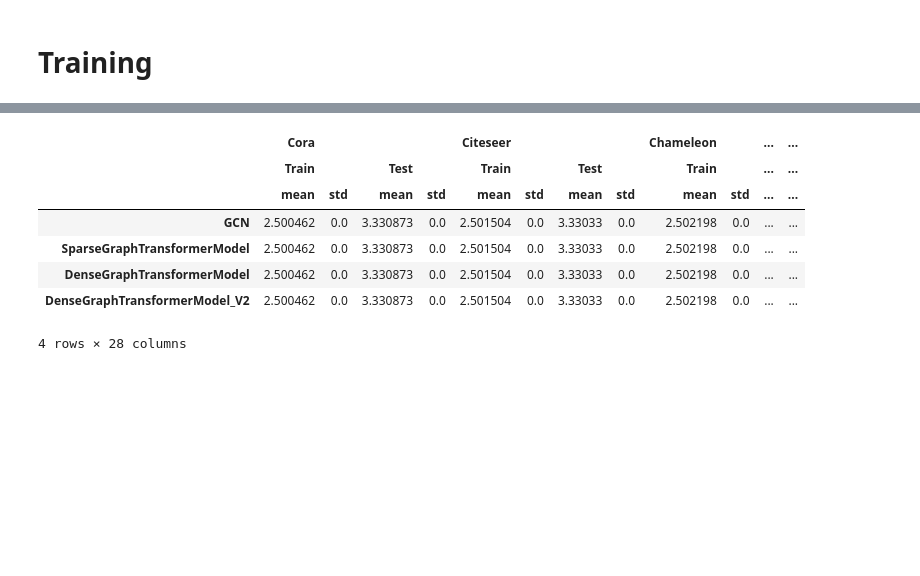
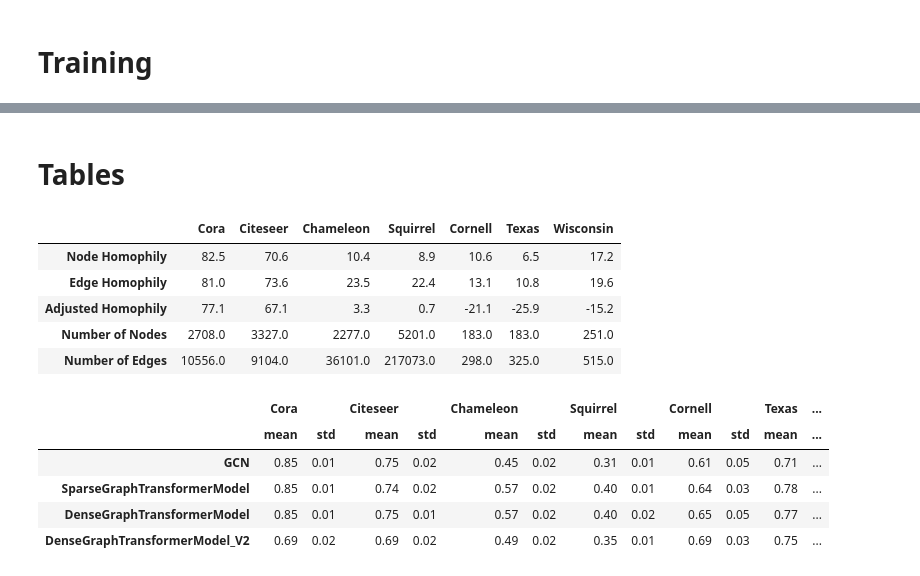
Before and after one commit to batu-el/l65_be301_dc755, a Jupyter notebook: Figure1.ipynb, the cells around one changed output, grey strips where cells are left out. Drawn from its saved outputs; the diff is of its cells as text; code cells hidden in the pictures; blank space fills up the shorter version.

```diff
--- a/Figure1.ipynb
+++ b/Figure1.ipynb
@@ -168,9 +168,9 @@ DATASETS['Wisconsin'] = data
 # import pickle
 # with open('sp_dict.pkl', 'wb') as f:
 #     pickle.dump(SHORTEST_PATHS, f)
-# import pickle
-# with open('drive/MyDrive/Colab Notebooks/L65_Project/shortest_paths/sp_dict.pkl', 'rb') as f:
-#     SHORTEST_PATHS = pickle.load(f)
+import pickle
+with open('drive/MyDrive/Colab Notebooks/L65_Project/shortest_paths/sp_dict.pkl', 'rb') as f:
+    SHORTEST_PATHS = pickle.load(f)
 # %%
 for data_key in DATASETS:
   data = DATASETS[data_key]
@@ -205,9 +205,9 @@ for data_key in DATASETS:
     data = DATASETS[data_key]
 
     masks = generate_masks(num_nodes=data.x.shape[0], num_runs=10, train_ratio=0.4, val_ratio=0.3)
-    data.train_mask = masks['train_mask']
-    data.val_mask = masks['val_mask']
-    data.test_mask = masks['test_mask']
+    data.train_mask = masks['train_mask'].bool()
+    data.val_mask = masks['val_mask'].bool()
+    data.test_mask = masks['test_mask'].bool()
 
     if len(data.train_mask.shape)==1:
       print('Add 10 Masks')
@@ -669,9 +665,9 @@ def Train_DenseGraphTransformerModel_V2(NUM_LAYERS,
         if val_acc > best_val_acc:
             best_val_acc = val_acc
             test_acc = tmp_test_acc
-        print(f'Epoch: {epoch:04d}, Loss: {loss:.4f} Train: {train_acc:.4f}, '
-              f'Val: {val_acc:.4f}, Test: {tmp_test_acc:.4f}, '
-              f'Final Test: {test_acc:.4f}')
+        # print(f'Epoch: {epoch:04d}, Loss: {loss:.4f} Train: {train_acc:.4f}, '
+        #       f'Val: {val_acc:.4f}, Test: {tmp_test_acc:.4f}, '
+        #       f'Final Test: {test_acc:.4f}')
         times.append(time.time() - start)
     # print(f"Median time per epoch: {torch.tensor(times).median():.4f}s")
     return {'train_acc':train_acc,'val_acc':val_acc,'test_acc':test_acc}, model.attn_weights_list
@@ -741,21 +725,49 @@ array([[0.28004393, 0.        , 0.        , ..., 0.        , 0.        ,
+# %% [markdown]
+# Tables
+# %%
+### Table 1 ###
+### Dataset Statistics ###
+
+Homophily_Levels = {}
+
+for data_key in DATASETS:
+  data = DATASETS[data_key]
+  edge_index_tensor = torch.tensor(data.edge_index.cpu().numpy(), dtype=torch.long)
+  g = dgl.graph((edge_index_tensor[0], edge_index_tensor[1]), num_nodes=data.x.shape[0])
+  g.ndata['y'] = torch.tensor(data.y.cpu().numpy(), dtype=torch.long)
+  Homophily_Levels[data_key] = {'Node Homophily':dgl.node_homophily(g, g.ndata['y'])*100,
+                                'Edge Homophily':dgl.edge_homophily(g, g.ndata['y'])*100,
+                                'Adjusted Homophily':dgl.adjusted_homophily(g, g.ndata['y'])*100,
+                                'Number of Nodes': np.int32(g.num_nodes()),
+                                'Number of Edges': np.int32(g.num_edges())
+                                }
+pd.DataFrame(Homophily_Levels).round(1)
+# %% [output]
+|  | Cora | Citeseer | Chameleon | Squirrel | Cornell | Texas | Wisconsin |
+| Node Homophily | 82.5 | 70.6 | 10.4 | 8.9 | 10.6 | 6.5 | 17.2 |
+| Edge Homophily | 81.0 | 73.6 | 23.5 | 22.4 | 13.1 | 10.8 | 19.6 |
+| Adjusted Homophily | 77.1 | 67.1 | 3.3 | 0.7 | -21.1 | -25.9 | -15.2 |
+| Number of Nodes | 2708.0 | 3327.0 | 2277.0 | 5201.0 | 183.0 | 183.0 | 251.0 |
+| Number of Edges | 10556.0 | 9104.0 | 36101.0 | 217073.0 | 298.0 | 325.0 | 515.0 |
 # %%
+### Table 2 ###
 ### Accuracy Statistics ###
-### Table 1 ###
+pd.set_option('display.max_columns', None)
+
 all_stats_df = {}
 for data_key in all_stats:
   run_stats = all_stats[data_key]
   table1 = pd.concat({key : pd.DataFrame(run_stats[key]['accuracy']) for key in run_stats}, axis=0)
   table1_train = pd.concat({'mean': table1.mean(level=1, axis=0).loc['train_acc'], 'std':table1.std(level=1).loc['train_acc']}, axis=1)
   table1_test = pd.concat({'mean': table1.mean(level=1, axis=0).loc['test_acc'], 'std':table1.std(level=1).loc['test_acc']}, axis=1)
-  table1 = pd.concat({'Train': table1_train, 'Test': table1_test}, axis=1)
+  # table1 = pd.concat({'Train': table1_train, 'Test': table1_test}, axis=1)
+  table1 = table1_test
   all_stats_df[data_key] = table1
-pd.concat(all_stats_df, axis=1)
+pd.concat(all_stats_df, axis=1).round(2)
 # %% [output]
-|  | Cora |  |  |  | Citeseer |  |  |  | Chameleon |  | ... | ... |
-|  | Train |  | Test |  | Train |  | Test |  | Train |  | ... | ... |
-|  | mean | std | mean | std | mean | std | mean | std | mean | std | ... | ... |
-| GCN | 2.500462 | 0.0 | 3.330873 | 0.0 | 2.501504 | 0.0 | 3.33033 | 0.0 | 2.502198 | 0.0 | ... | ... |
-| SparseGraphTransformerModel | 2.500462 | 0.0 | 3.330873 | 0.0 | 2.501504 | 0.0 | 3.33033 | 0.0 | 2.502198 | 0.0 | ... | ... |
-| DenseGraphTransformerModel | 2.500462 | 0.0 | 3.330873 | 0.0 | 2.501504 | 0.0 | 3.33033 | 0.0 | 2.502198 | 0.0 | ... | ... |
-| DenseGraphTransformerModel_V2 | 2.500462 | 0.0 | 3.330873 | 0.0 | 2.501504 | 0.0 | 3.33033 | 0.0 | 2.502198 | 0.0 | ... | ... |
+|  | Cora |  | Citeseer |  | Chameleon |  | Squirrel |  | Cornell |  | Texas | ... |
+|  | mean | std | mean | std | mean | std | mean | std | mean | std | mean | ... |
+| GCN | 0.85 | 0.01 | 0.75 | 0.02 | 0.45 | 0.02 | 0.31 | 0.01 | 0.61 | 0.05 | 0.71 | ... |
+| SparseGraphTransformerModel | 0.85 | 0.01 | 0.74 | 0.02 | 0.57 | 0.02 | 0.40 | 0.01 | 0.64 | 0.03 | 0.78 | ... |
+| DenseGraphTransformerModel | 0.85 | 0.01 | 0.75 | 0.01 | 0.57 | 0.02 | 0.40 | 0.02 | 0.65 | 0.05 | 0.77 | ... |
+| DenseGraphTransformerModel_V2 | 0.69 | 0.02 | 0.69 | 0.02 | 0.49 | 0.02 | 0.35 | 0.01 | 0.69 | 0.03 | 0.75 | ... |
-4 rows × 28 columns
```
Also changed, not shown: parts of 16 cells of this notebook.
